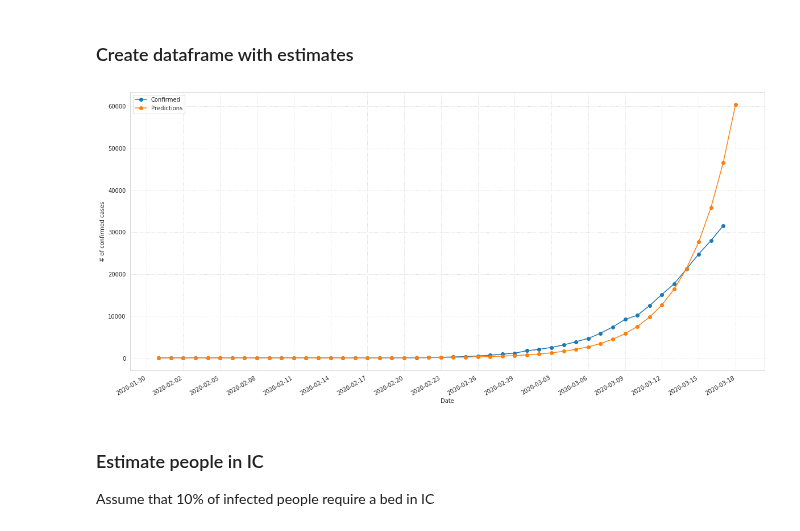
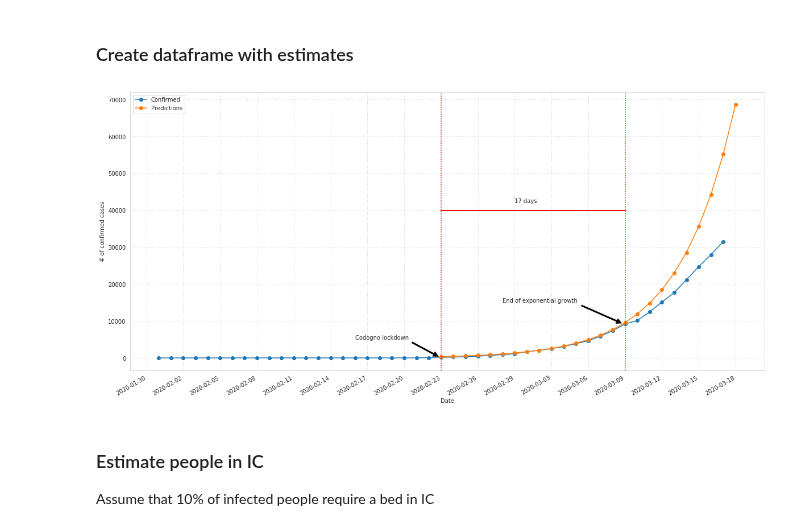
Before and after one commit to matteobarbieri/covid2019-data-analysis, a Jupyter notebook: notebooks/projections_covid2019_italy.ipynb, the cells around one changed output. Saved outputs shown, nothing was run; the diff lists cells and outputs as text; code cells hidden in the pictures.

```diff
--- a/notebooks/projections_covid2019_italy.ipynb
+++ b/notebooks/projections_covid2019_italy.ipynb
@@ -141,10 +141,9 @@ from sklearn.linear_model import LinearRegression
 RANGE_START = 0
 RANGE_END = None
 # %%
-# y = np.log(country_df[country_df['Date'] > '2020-02-23']['Confirmed'])
-y = np.log(country_df['Confirmed'])
+# y = np.log(country_df['Confirmed'])
 
-# y = np.log(country_df[country_df['Date'] > datetime(2020, 2, 23).date()]['Confirmed'])
+y = np.log(country_df[country_df['Date'] > datetime(2020, 2, 23).date()]['Confirmed'])
 x = np.arange(len(y))
 # %%
 country_df[country_df['Date'] > datetime(2020, 2, 23).date()]['Confirmed']
@@ -174,30 +173,40 @@ LinearRegression(copy_X=True, fit_intercept=True, n_jobs=None, normalize=False)
 # %% [markdown]
 ### Create dataframe with estimates
 # %%
-estimate_dates = pd.date_range(start='1/31/2020', end='03/18/2020')
+estimate_dates = pd.date_range(start='02/23/2020', end='03/18/2020')
 estimate_cases = np.exp(reg.predict(np.arange(len(estimate_dates))[:, np.newaxis]))
 # %%
 df_estimates = pd.DataFrame({"Date": estimate_dates, "Predictions": estimate_cases})
 # %%
 ax = plt.gca()
 
 country_df.plot(x='Date', y=["Confirmed"], figsize=(20,10), ax=ax, marker='o')
 df_estimates.plot(x='Date', y=["Predictions"], figsize=(20,10), ax=ax, marker='o')
 
 
 # ax.yaxis.set_major_locator(ticker.MultipleLocator(Y_GRID_TICK))
 ax.xaxis.set_major_locator(ticker.MultipleLocator(3))
 
 ax.set_ylabel("# of confirmed cases");
 
-plt.savefig("confirmed_cases_prediction.png");
-
 # Use lines below in case you want to highlight a specific date/value
 
-# ax.axhline(9172, 0, 1, ls=':', color='red')
-# ax.axvline("2020-03-09", 0, 1, ls=':', color='red')
+ax.axvline("2020-02-23", 0, 1, ls=':', color='red')
+ax.axvline("2020-03-09", 0, 1, ls=':', color='red')
+
+ax.annotate('Codogno lockdown', xy=("2020-02-23", 10), xytext=("2020-02-16", 5000),
+            arrowprops=dict(facecolor='black', shrink=0.05));
+
+ax.annotate('End of exponential growth', xy=("2020-03-09", 9000), xytext=("2020-02-28", 15000),
+            arrowprops=dict(facecolor='black', shrink=0.05));
+
+ax.arrow("2020-02-23", 40000, 15, 0, color='red', lw=2, capstyle='round');
+
+ax.annotate("17 days", xy=("2020-02-29", 42000), xytext=("2020-02-29", 42000));
+
+plt.savefig("confirmed_cases_prediction.png");
 # %% [output]
-[figure, old version]
+[figure, new version]
 # %% [markdown]
 ### Estimate people in IC
 
```
Also changed, not shown: parts of 4 cells of this notebook, 4 other files.
